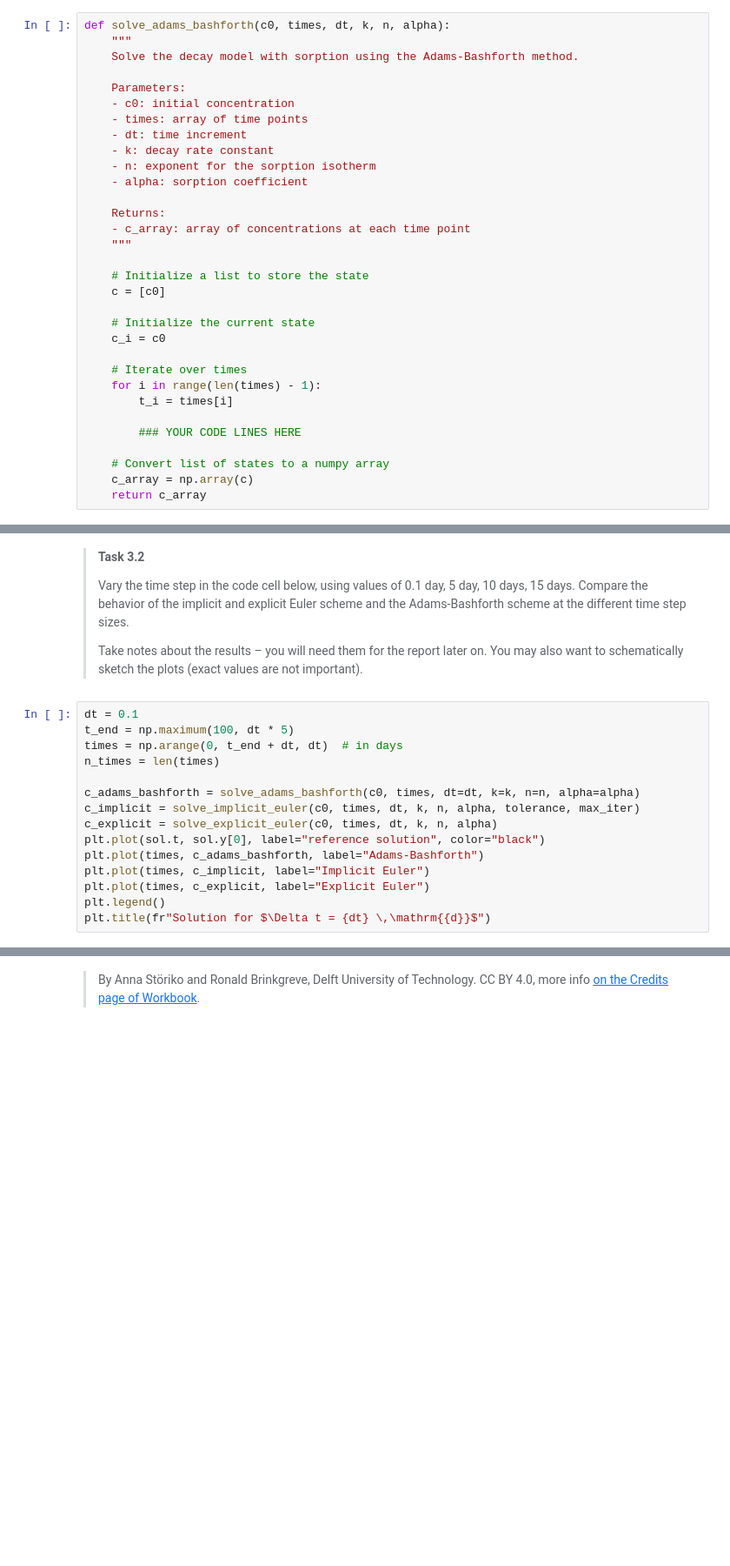
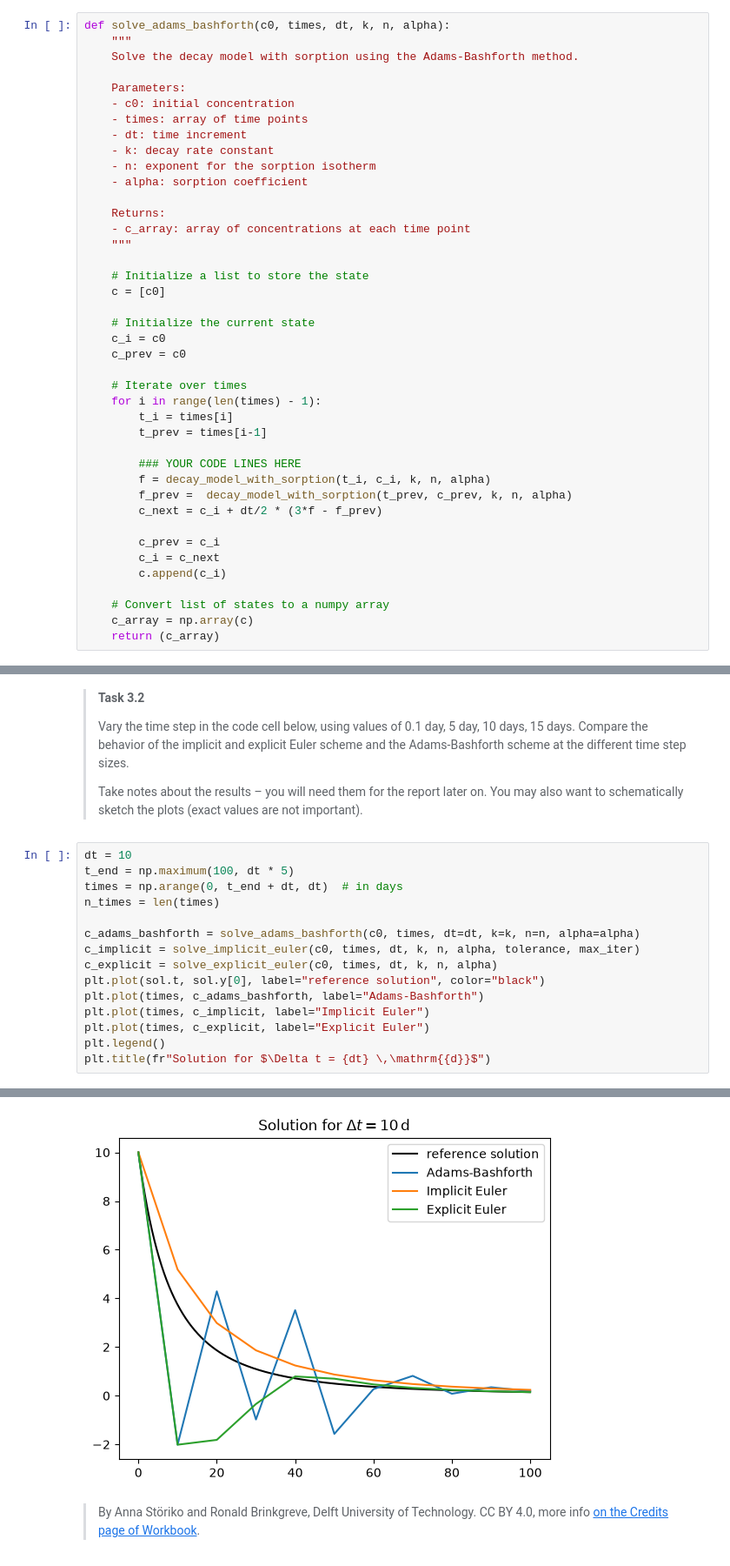
Before and after one commit to calvinlin2004-git/GA1.3, a Jupyter notebook: contaminant_degradation.ipynb, the cells around one changed output, grey strips where cells are left out. Shown at 87% size. Drawn from its saved outputs; the diff is of its cells as text; blank space fills up the shorter version.

```diff
--- a/contaminant_degradation.ipynb
+++ b/contaminant_degradation.ipynb
@@ -259,16 +261,25 @@ def solve_adams_bashforth(c0, times, dt, k, n, alpha):
 
     # Initialize the current state
     c_i = c0
+    c_prev = c0
 
     # Iterate over times
     for i in range(len(times) - 1):
         t_i = times[i]
+        t_prev = times[i-1]
 
         ### YOUR CODE LINES HERE
+        f = decay_model_with_sorption(t_i, c_i, k, n, alpha)
+        f_prev =  decay_model_with_sorption(t_prev, c_prev, k, n, alpha)
+        c_next = c_i + dt/2 * (3*f - f_prev)
+
+        c_prev = c_i
+        c_i = c_next
+        c.append(c_i)
 
     # Convert list of states to a numpy array
     c_array = np.array(c)
-    return c_array
+    return (c_array)
 # %% [markdown]
 ## Part 3: Numerical stability and accuracy
 
@@ -333,7 +347,7 @@ plt.legend()
 >
 > Take notes about the results – you will need them for the report later on. You may also want to schematically sketch the plots (exact values are not important).
 # %%
-dt = 0.1
+dt = 10
 t_end = np.maximum(100, dt * 5)
 times = np.arange(0, t_end + dt, dt)  # in days
 n_times = len(times)
@@ -347,3 +361,4 @@ plt.plot(times, c_implicit, label="Implicit Euler")
 plt.plot(times, c_explicit, label="Explicit Euler")
 plt.legend()
 plt.title(fr"Solution for $\Delta t = {dt} \,\mathrm{{d}}$")
+# %% [output]
@@ -350,2 +366,3 @@ plt.title(fr"Solution for $\Delta t = {dt} \,\mathrm{{d}}$")
+[figure, added]
 # %% [markdown]
 > By Anna Störiko and Ronald Brinkgreve, Delft University of Technology. CC BY 4.0, more info [on the Credits page of Workbook](https://mude.citg.tudelft.nl/workbook-2026/credits.html).
```
Also changed, not shown: parts of 5 cells of this notebook.
